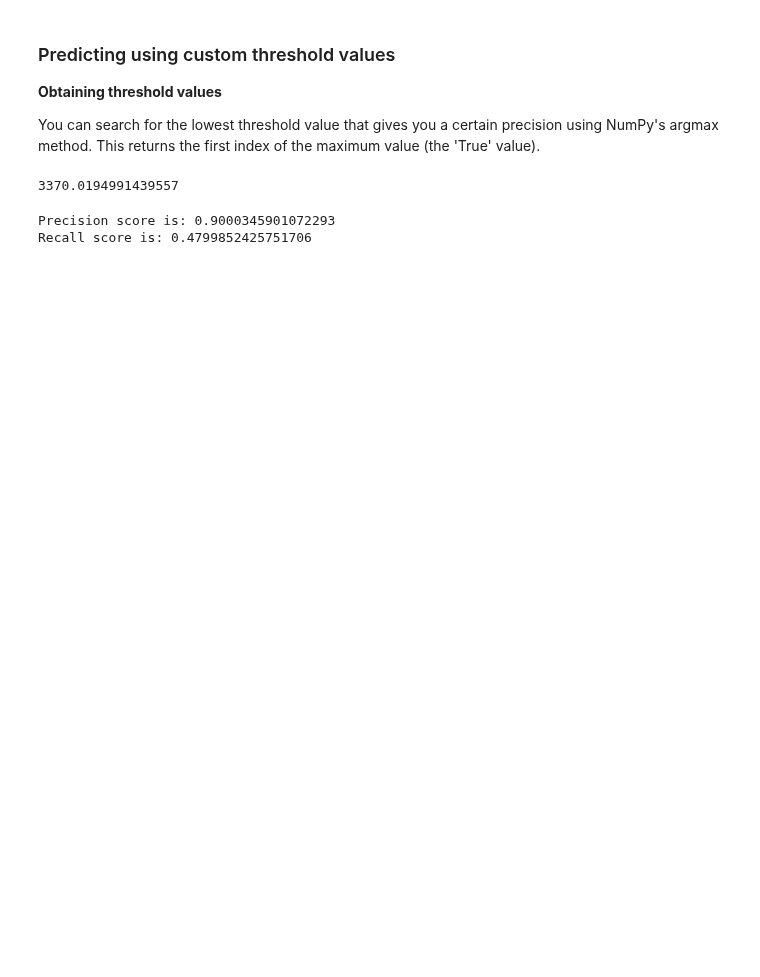
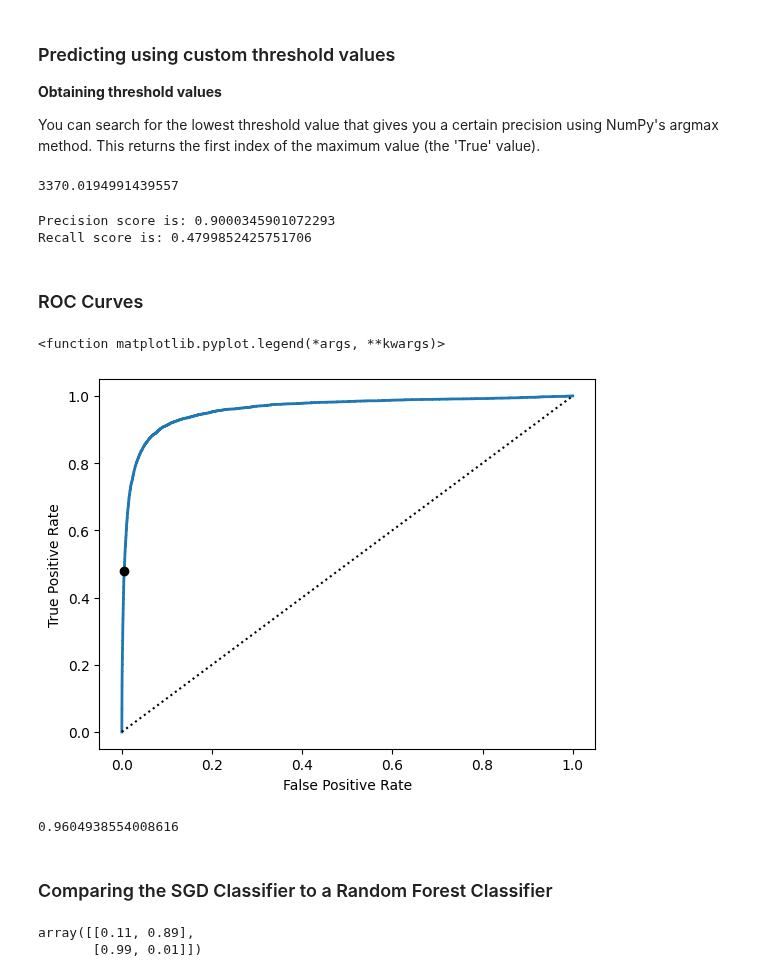
Before and after one commit to TaurusFire/Hands-on-Machine-Learning-Code-Notes, a Jupyter notebook: Chapter 3- Classification/Chapter 3 Work.ipynb, the cells around one changed output. Drawn from its saved outputs; the diff is of its cells as text; code cells hidden in the pictures; blank space fills up the shorter version.

```diff
--- a/Chapter 3- Classification/Chapter 3 Work.ipynb
+++ b/Chapter 3- Classification/Chapter 3 Work.ipynb
@@ -218,3 +220,33 @@ print("Recall score is:", recall_score(y_train_5, y_train_threshold_preds))
 # %% [output]
 Precision score is: 0.9000345901072293
 Recall score is: 0.4799852425751706
+# %% [markdown]
+### ROC Curves
+# %%
+#to plot the ROC curve, use the roc_curve() function to compute the TPR and FPR for various threshold values.
+fpr, tpr, thresholds = roc_curve(y_train_5, y_decision_scores)
+# %%
+#find the point that corresponds to 90% precision
+id_for_threshold_at_90 = (thresholds <= threshold_for_90_precision).argmax()
+tpr_90, fpr_90 = tpr[id_for_threshold_at_90], fpr[id_for_threshold_at_90]
+
+plt.plot(fpr, tpr, linewidth = 2, label = "ROC Curve") #plot the curve
+plt.xlabel("False Positive Rate")
+plt.ylabel("True Positive Rate")
+plt.plot([0,1],[0,1],'k:', label = "Random classifier's ROC curve") #random classifier roc curve. 'k:' format string means points are black dots
+plt.plot(fpr_90, tpr_90, "ko", label = "Threshold for 90% prediction")
+plt.legend
+
+#higher threshold means less false positives (move left on curve)
+#note the tradeoff between higher recall (tpr) and false positive rate
+# %% [output]
+<function matplotlib.pyplot.legend(*args, **kwargs)>
+[figure, added]
+# %%
+#obtain the ROC AUC score
+roc_auc_score(y_train_5, y_decision_scores)
+#is this a good score?
+# %% [output]
+0.9604938554008616
+# %% [markdown]
+### Comparing the SGD Classifier to a Random Forest Classifier
@@ -220,0 +257,6 @@ Recall score is: 0.4799852425751706
+# %%
+#the estimated probability of being in each class is listed as an array for each instance
+y_prob_forest[:2] #first 2 instances
+# %% [output]
+array([[0.11, 0.89],
+       [0.99, 0.01]])
```
Also changed, not shown: parts of 4 cells of this notebook, 1 other file.
